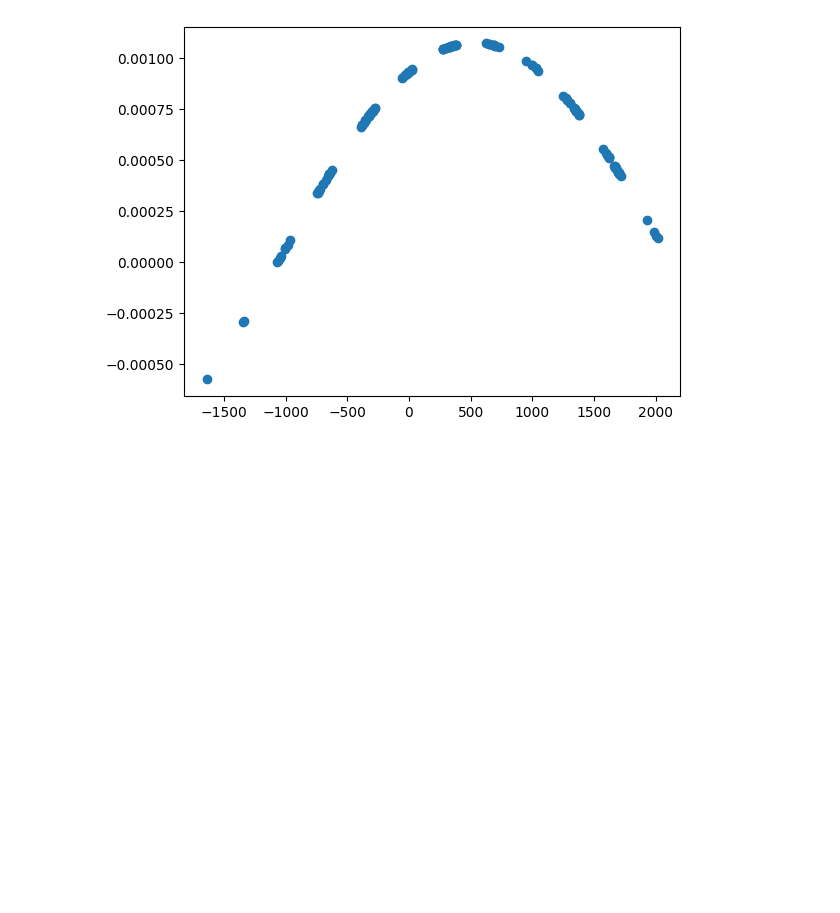
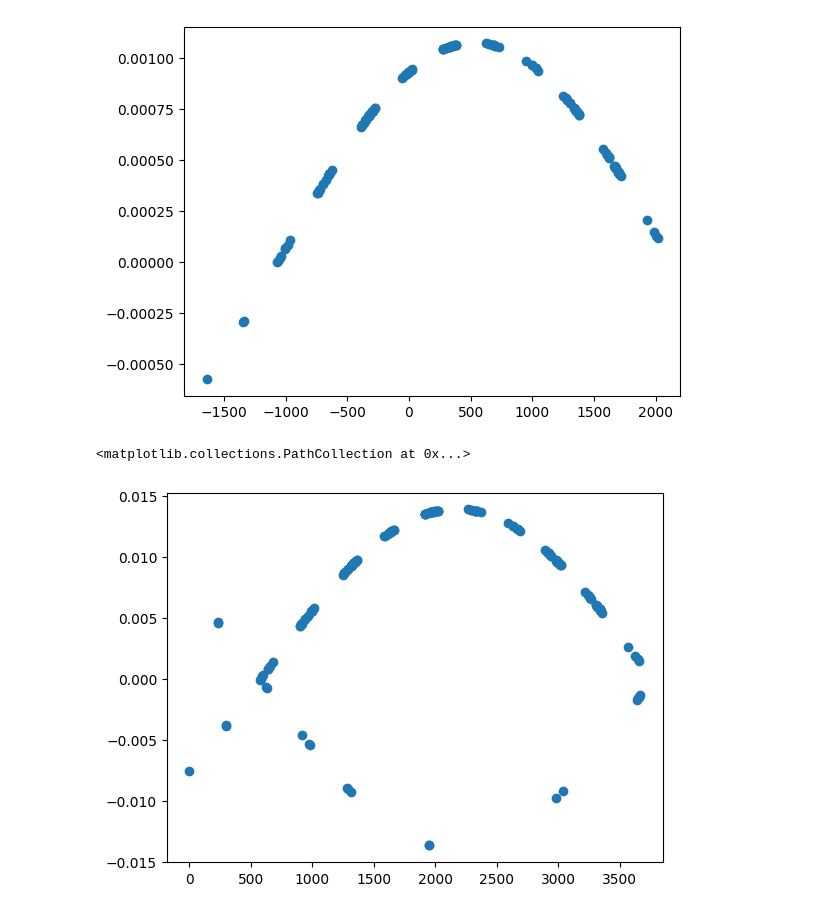
Before and after one commit to BoiseStatePlanetary/susie, a Jupyter notebook: precession_example.ipynb, the cells around one changed output. Cells and saved outputs as stored; diff of their text form; code cells hidden in the pictures; blank space fills up the shorter version.

```diff
--- a/precession_example.ipynb
+++ b/precession_example.ipynb
@@ -206,0 +169,21 @@ plt.scatter(epochs, (prec_transit_times - 0 - 1.091423 * epochs))
+# %%
+synthetic_base_url = 'https://raw.githubusercontent.com/BoiseStatePlanetary/susie/main/example_data/wasp12b_tra_occ.csv'
+synthetic_base_data = pd.read_csv(url)
+synthetic_base_tra_or_occs = np.array(data["tra_or_occ"])
+synthetic_base_epochs = np.array(data["epoch"].astype('int'))
+synthetic_data_1 = generate_synthetic_precession_data(synthetic_base_epochs, 0.0, 1.1, 0.04, 0.000984, 2.62, synthetic_base_tra_or_occs)
+synthetic_base_avg_err = np.average(data["sigma_transit_time"])
+synethic_base_std_err = np.std(data["sigma_transit_time"])
+synthetic_noise_1 = abs(np.random.normal(synthetic_base_avg_err, synethic_base_std_err, len(data["epoch"])))
+# %%
+timing_obj2 = TimingData("jd", synthetic_base_epochs, synthetic_data_1, synthetic_noise_1, synthetic_base_tra_or_occs, "tdb")
+ephemeris_obj2 = Ephemeris(timing_obj2)
+# %%
+precession_model_2 = ephemeris_obj2.get_model_ephemeris("precession")
+# %%
+subtracted_model_times = ephemeris_obj2._subtract_plotting_parameters(precession_model_2["model_data"], precession_model_2["conjunction_time"], precession_model_2["period"], ephemeris_obj2.timing_data.epochs)
+# %%
+plt.scatter(ephemeris_obj2.timing_data.epochs, subtracted_model_times)
+# %% [output]
+<matplotlib.collections.PathCollection at 0x...>
+[figure, added]
```
Also changed, not shown: parts of 11 cells of this notebook.
